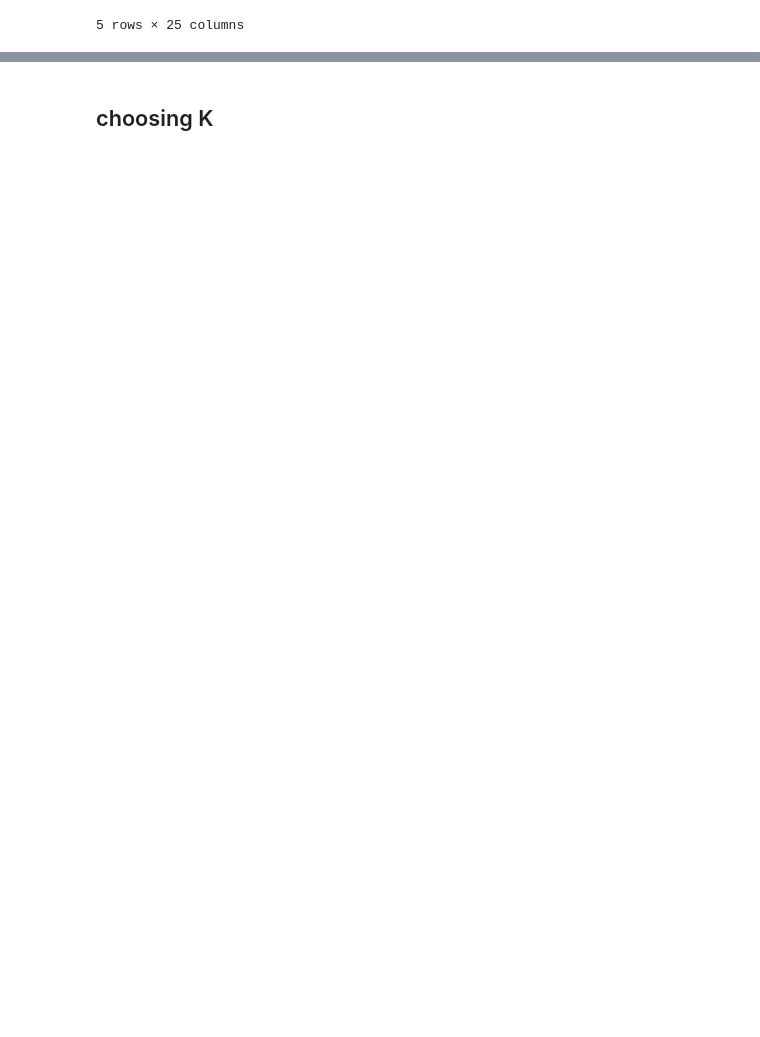
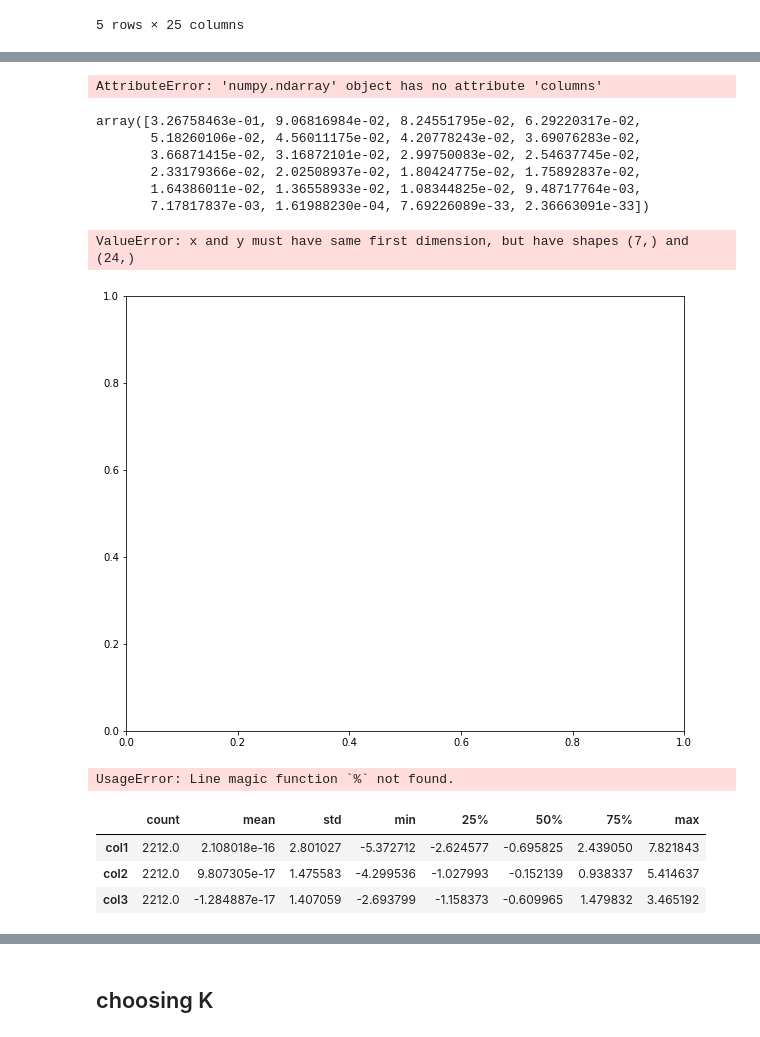
Before and after one commit to shushak/Customer-Segmentation-Project, a Jupyter notebook: Customer_Segmentation_Project.ipynb, the cells around one changed output, grey strips where cells are left out. Cells and saved outputs as stored; diff of their text form; code cells hidden in the pictures; blank space fills up the shorter version.

```diff
--- a/Customer_Segmentation_Project.ipynb
+++ b/Customer_Segmentation_Project.ipynb
@@ -917,0 +920,72 @@ X.head()
+# %%
+from sklearn.decomposition import PCA
+
+pca = PCA(svd_solver='full')
+
+pca.fit(X_scaled)
+
+X_scaled = pca.transform(X_scaled)
+
+cols = [ 'PCA_' + str(i) for i in list(range(1,len(X.columns)+1))]
+
+X_scaled = pd.DataFrame(X, columns = cols)
+
+#X_train = pd.DataFrame(X_train, columns = X.columns)
+#X_test  = pd.DataFrame(X_test , columns = X.columns)
+# %% [output]
+AttributeError: 'numpy.ndarray' object has no attribute 'columns'
+# %%
+pca.explained_variance_ratio_
+# %% [output]
+array([3.26758463e-01, 9.06816984e-02, 8.24551795e-02, 6.29220317e-02,
+       5.18260106e-02, 4.56011175e-02, 4.20778243e-02, 3.69076283e-02,
+       3.66871415e-02, 3.16872101e-02, 2.99750083e-02, 2.54637745e-02,
+       2.33179366e-02, 2.02508937e-02, 1.80424775e-02, 1.75892837e-02,
+       1.64386011e-02, 1.36558933e-02, 1.08344825e-02, 9.48717764e-03,
+       7.17817837e-03, 1.61988230e-04, 7.69226089e-33, 2.36663091e-33])
+# %%
+plt.figure(figsize=(10,8))
+plt.plot(range(1,8), pca.explained_variance_ratio_.cumsum(), marker='o', linestyle ='--')
+plt.xlabel('Number of components')
+plt.ylabel("Cumulative variance")
+# %% [output]
+ValueError: x and y must have same first dimension, but have shapes (7,) and (24,)
+[figure, added]
+# %%
+
+
+pca = PCA().fit(X_scaled_df)
+
+% matplotlib inline
+import matplotlib.pyplot as plt
+plt.rcParams["figure.figsize"] = (12,6)
+
+fig, ax = plt.subplots()
+xi = np.arange(1, 11, step=1)
+y = np.cumsum(pca.explained_variance_ratio_)
+
+plt.ylim(0.0,1.1)
+plt.plot(xi, y, marker='o', linestyle='--', color='b')
+
+plt.xlabel('Number of Components')
+plt.xticks(np.arange(0, 11, step=1)) #change from 0-based array index to 1-based human-readable label
+plt.ylabel('Cumulative variance (%)')
+plt.title('The number of components needed to explain variance')
+
+plt.axhline(y=0.95, color='r', linestyle='-')
+plt.text(0.5, 0.85, '95% cut-off threshold', color = 'red', fontsize=16)
+
+ax.grid(axis='x')
+plt.show()
+# %% [output]
+UsageError: Line magic function `%` not found.
+# %%
+pca = PCA(n_components=3)
+pca.fit(X_scaled_df)
+PCA_ds = pd.DataFrame(pca.transform(X_scaled_df), columns=(["col1","col2", "col3"]))
+PCA_ds.describe().T
+# %% [output]
+|  | count | mean | std | min | 25% | 50% | 75% | max |
+| col1 | 2212.0 | 2.108018e-16 | 2.801027 | -5.372712 | -2.624577 | -0.695825 | 2.439050 | 7.821843 |
+| col2 | 2212.0 | 9.807305e-17 | 1.475583 | -4.299536 | -1.027993 | -0.152139 | 0.938337 | 5.414637 |
+| col3 | 2212.0 | -1.284887e-17 | 1.407059 | -2.693799 | -1.158373 | -0.609965 | 1.479832 | 3.465192 |
```
Also changed, not shown: parts of 39 cells of this notebook.
